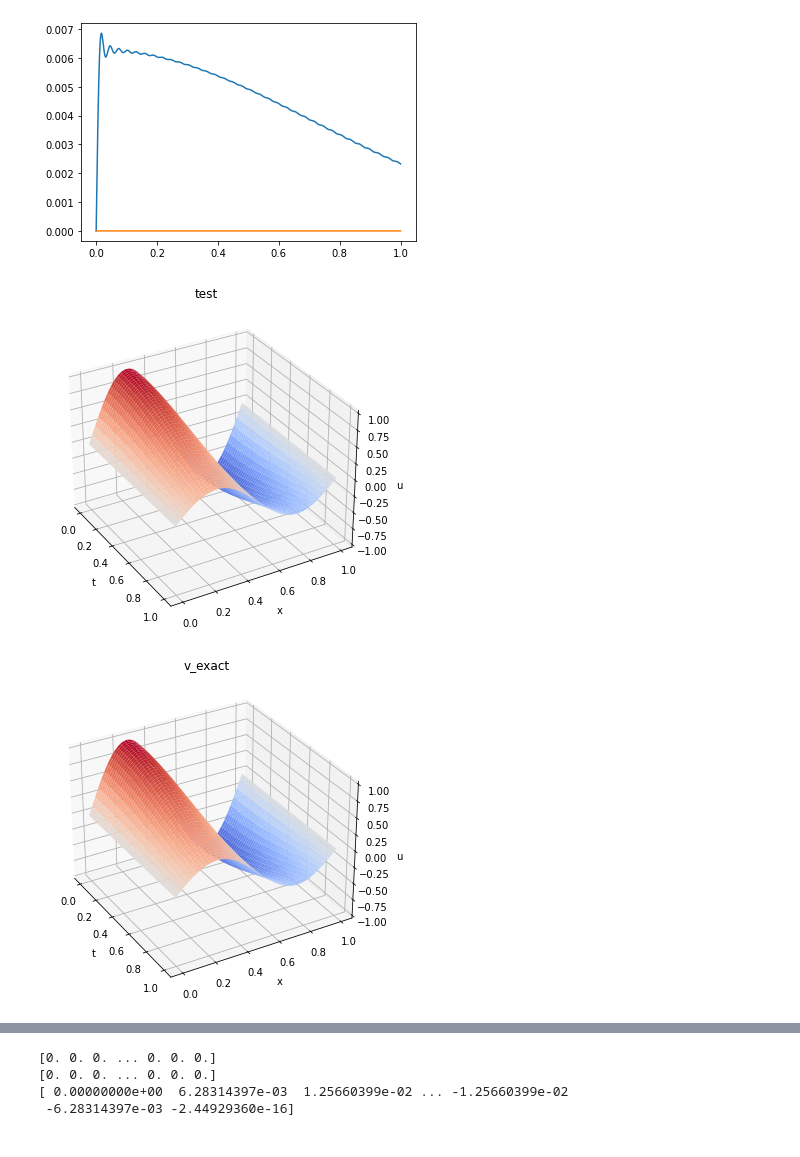
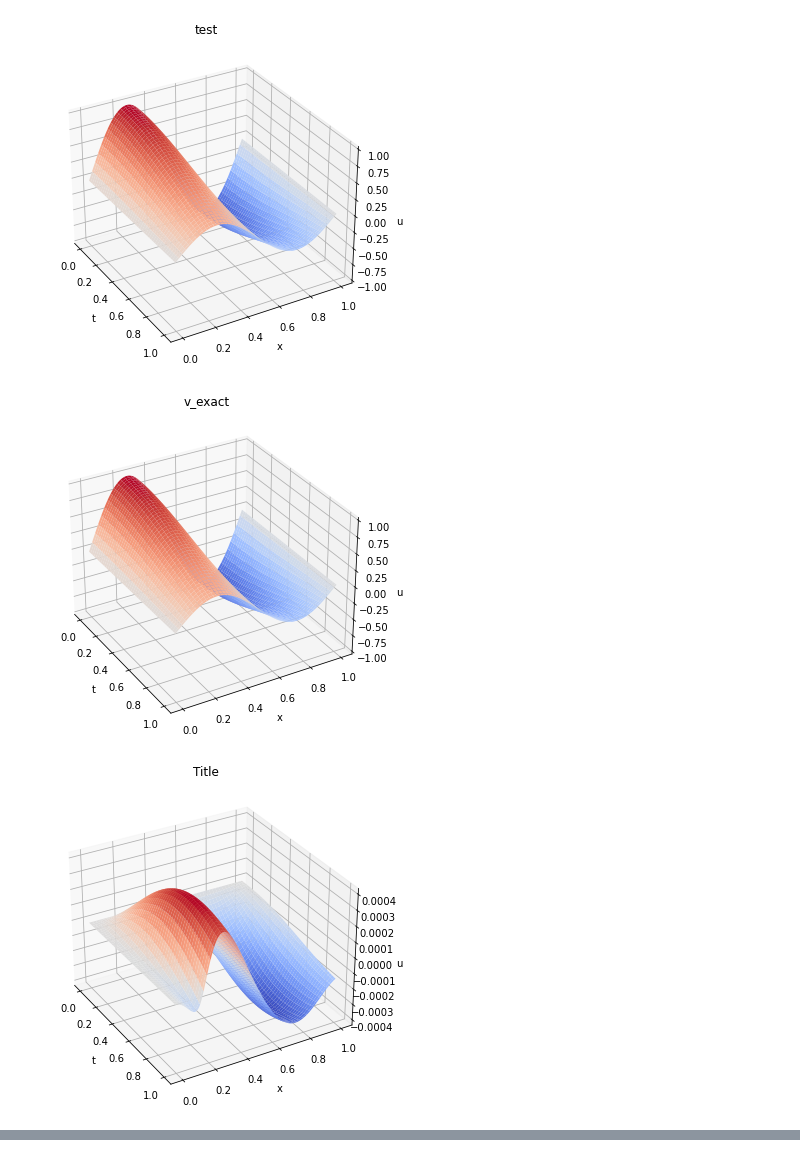
Before and after one commit to ulrikunneberg/numdiffprosj2, a Jupyter notebook: Gorms Big Dick Fil.ipynb, the cells around one changed output, grey strips where cells are left out. Saved outputs shown, nothing was run; the diff lists cells and outputs as text; code cells hidden in the pictures.

```diff
--- a/Gorms Big Dick Fil.ipynb
+++ b/Gorms Big Dick Fil.ipynb
@@ -85,58 +85,38 @@ def LAX_Wendroff(M, T, N, u_init, u_bc):
     F=RHS(t, x)
 
     for n in range(N):
-
         U[:, n+1]=A@U[:, n]  + k*F[:, n]
         U[M, n+1] = 2*U[M-1,n+1] - U[M-2,n+1]
+        U[0,:] = u_bc(t)
 
     return U, x, t, np.max(np.abs(r))
-
-
-def error_func_h(u_exact_method, scheme):
-    Ms=np.arange(2,10,1)
-    hs=1/Ms
-    t=np.linspace(0, T, N+1)
-    error= np.zeros(len(hs))
-    for i in range(len(Ms)):
-        u_numeric, temp1, temp2, temp3 = scheme(Ms[i], T, N, init_test, bc_test)
-        x = np.linspace(0, 1, Ms[i]+1)
-        tt, xx = np.meshgrid(t,x)
-        u_exact = u_exact_method(tt, xx)
-        error[i] = np.max( np.abs(u_numeric[-1,:] - u_exact[-1,:] ))
-    order = np.polyfit(np.log(hs),np.log(error),1)[0]
-    return hs, error , order
 # %%
 T=1
 M=1000
-N=10000
+N=1000
 
 test, testx, testt, CFL=LAX_Wendroff(M, T, N, init_test, bc_test)
 
 #noRHS, noRHSx, noRHSt, noRHSCFL=LAX_Wenderoff(M, T, N, init_noRHS, bc_test)
 
 #plot_solutionTest(noRHS, ,title="Solution")
 
 
 
 
 xxx=np.linspace(0, 1, M+1)
 ttt=np.linspace(0, T, N+1)
 tt, xx = np.meshgrid(ttt,xxx)
 v_exact = v_exact_func(tt,xx)
 
-plt.figure()
-plt.plot(ttt,test[0,:])
-plt.plot(ttt,v_exact[0,:])
-plt.show()
-
 plot_solutionTest(test, angle=-30, title="test")
 
 plot_solutionTest(v_exact, angle=-30, title="v_exact")
 
 
 comp = test-v_exact
-plot_solutionTest(comp, angle=-10 )
+plot_solutionTest(comp, angle=-30 )
 # %% [output]
-[figure, old version]
+[figure, new version]
-[figure, old version]
+[figure, new version]
-[figure, old version]
+[figure, new version]
@@ -144,16 +122,0 @@ plot_solutionTest(comp, angle=-10 )
-# %%
-t=np.linspace(0, T, N+1)
-p = v_exact_func(t, 0)
-
-
-x=np.linspace(0, 1, M+1)
-
-U=np.zeros((M+1, N+1))
-print(p)
-print(bc_test(t))
-print(init_test(x))
-# %% [output]
-[0. 0. 0. ... 0. 0. 0.]
-[0. 0. 0. ... 0. 0. 0.]
-[ 0.00000000e+00  6.28314397e-03  1.25660399e-02 ... -1.25660399e-02
- -6.28314397e-03 -2.44929360e-16]
```
Also changed, not shown: parts of 3 cells of this notebook.
